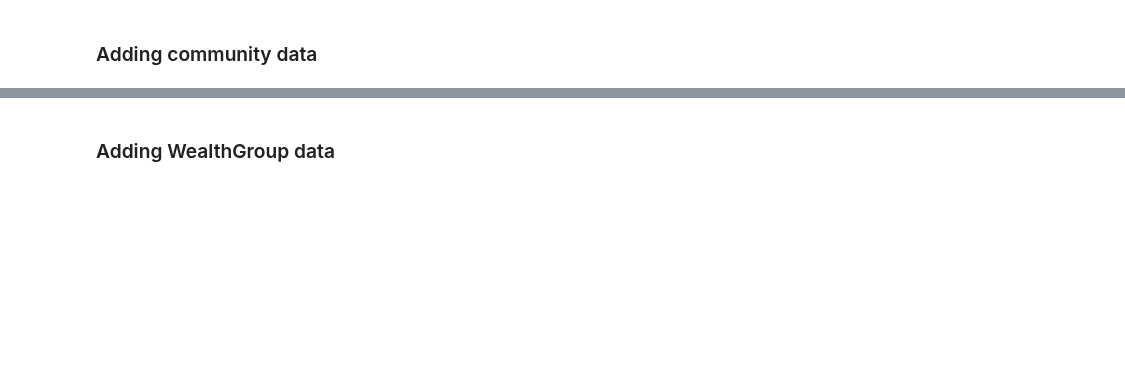
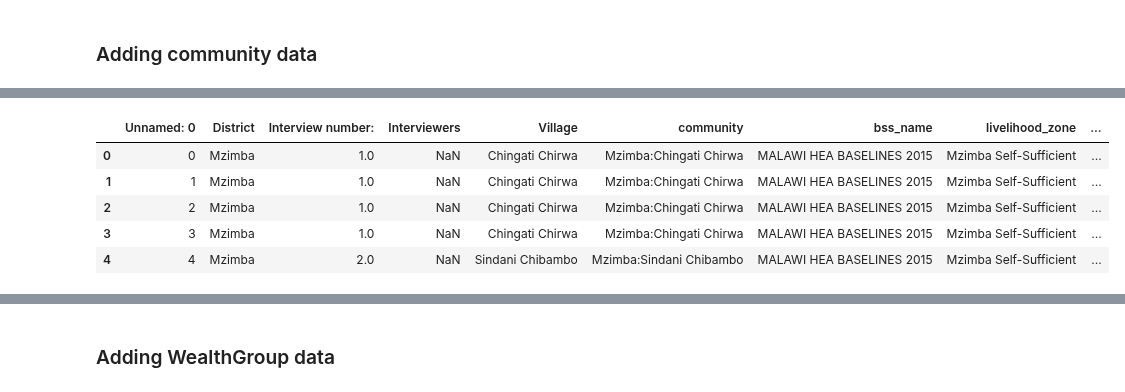
Before and after one commit to FEWS-NET/HEA-Database-Development, a Jupyter notebook: Notebooks/HEA-90.ipynb, the cells around one changed output, grey strips where cells are left out. Drawn from its saved outputs; the diff is of its cells as text; code cells hidden in the pictures; blank space fills up the shorter version.

```diff
--- a/Notebooks/HEA-90.ipynb
+++ b/Notebooks/HEA-90.ipynb
@@ -247 +338,11 @@ community_df.columns
+# %%
+community_df = pd.read_csv('./Jupyter/bss_extracts/community_df.csv')
+community_df.head()
+# %% [output]
+|  | Unnamed: 0 | District | Interview number: | Interviewers | Village | community | bss_name | livelihood_zone | ... |
+| 0 | 0 | Mzimba | 1.0 | NaN | Chingati Chirwa | Mzimba:Chingati Chirwa | MALAWI HEA BASELINES 2015 | Mzimba Self-Sufficient | ... |
+| 1 | 1 | Mzimba | 1.0 | NaN | Chingati Chirwa | Mzimba:Chingati Chirwa | MALAWI HEA BASELINES 2015 | Mzimba Self-Sufficient | ... |
+| 2 | 2 | Mzimba | 1.0 | NaN | Chingati Chirwa | Mzimba:Chingati Chirwa | MALAWI HEA BASELINES 2015 | Mzimba Self-Sufficient | ... |
+| 3 | 3 | Mzimba | 1.0 | NaN | Chingati Chirwa | Mzimba:Chingati Chirwa | MALAWI HEA BASELINES 2015 | Mzimba Self-Sufficient | ... |
+| 4 | 4 | Mzimba | 2.0 | NaN | Sindani Chibambo | Mzimba:Sindani Chibambo | MALAWI HEA BASELINES 2015 | Mzimba Self-Sufficient | ... |
 # %%
```
Also changed, not shown: parts of 27 cells of this notebook.
